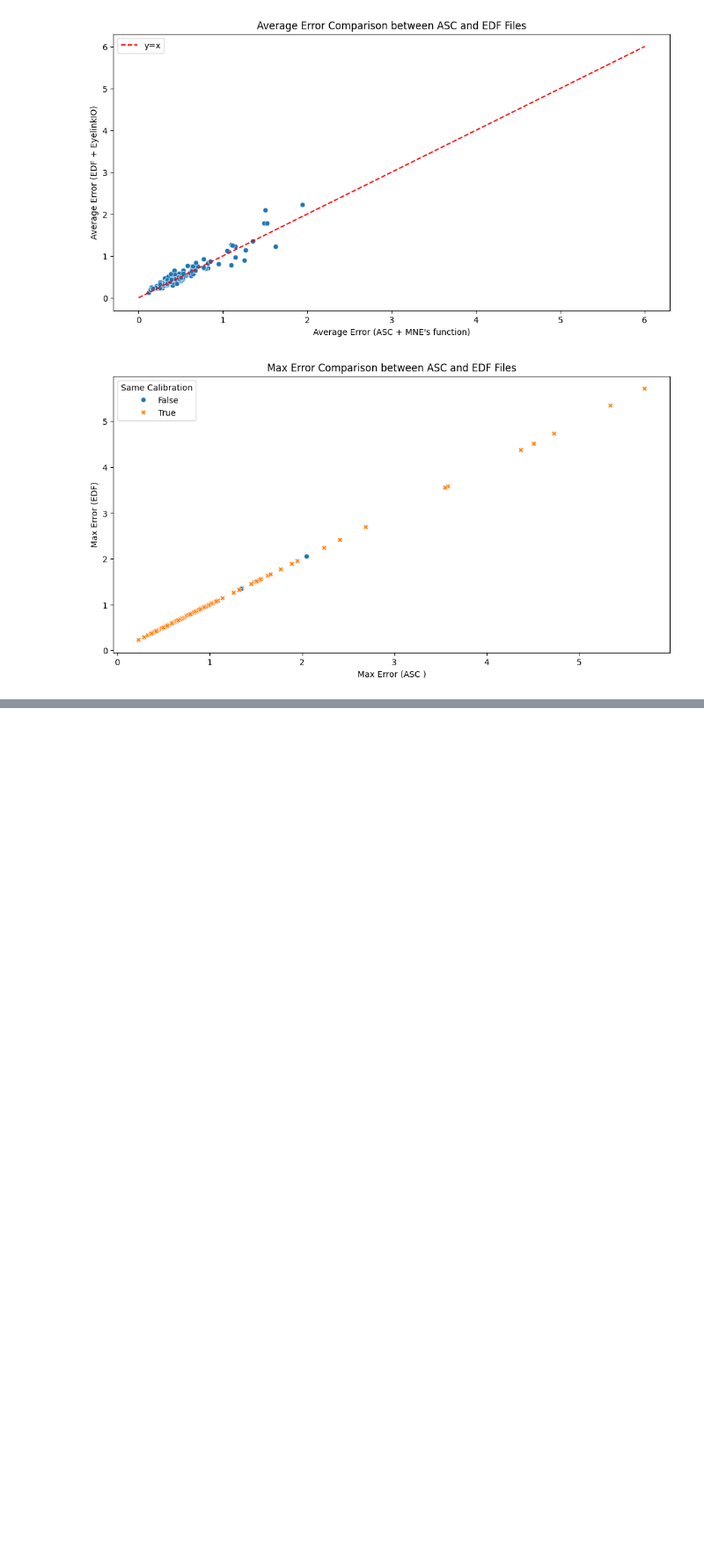
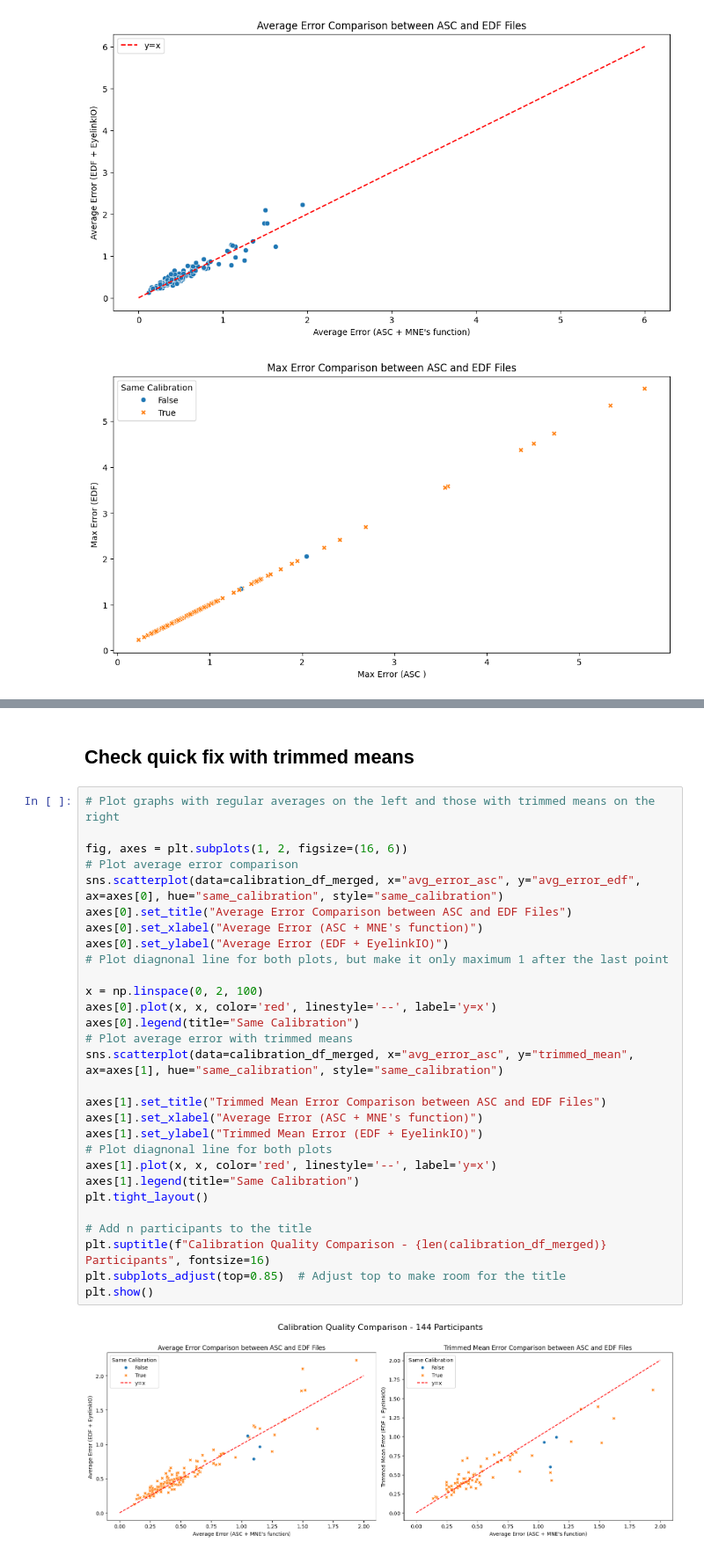
Before and after one commit to gabrielblancogomez/q1k_neurosubs, a Jupyter notebook: code/et/2_gap_et_preprocessing.ipynb, the cells around one changed output, grey strips where cells are left out. Shown at 88% size. Saved outputs shown, nothing was run; the diff lists cells and outputs as text; blank space fills up the shorter version.

```diff
--- a/code/et/2_gap_et_preprocessing.ipynb
+++ b/code/et/2_gap_et_preprocessing.ipynb
@@ -999,3 +1029,36 @@ else:
+# %% [markdown]
+## Check quick fix with trimmed means
+# %%
+# Plot graphs with regular averages on the left and those with trimmed means on the right
+
+fig, axes = plt.subplots(1, 2, figsize=(16, 6))
+# Plot average error comparison
+sns.scatterplot(data=calibration_df_merged, x="avg_error_asc", y="avg_error_edf", ax=axes[0], hue="same_calibration", style="same_calibration")
+axes[0].set_title("Average Error Comparison between ASC and EDF Files")
+axes[0].set_xlabel("Average Error (ASC + MNE's function)")
+axes[0].set_ylabel("Average Error (EDF + EyelinkIO)")
+# Plot diagnonal line for both plots, but make it only maximum 1 after the last point
+
+x = np.linspace(0, 2, 100)
+axes[0].plot(x, x, color='red', linestyle='--', label='y=x')
+axes[0].legend(title="Same Calibration")
+# Plot average error with trimmed means
+sns.scatterplot(data=calibration_df_merged, x="avg_error_asc", y="trimmed_mean", ax=axes[1], hue="same_calibration", style="same_calibration")
+
+axes[1].set_title("Trimmed Mean Error Comparison between ASC and EDF Files")
+axes[1].set_xlabel("Average Error (ASC + MNE's function)")
+axes[1].set_ylabel("Trimmed Mean Error (EDF + EyelinkIO)")
+# Plot diagnonal line for both plots
+axes[1].plot(x, x, color='red', linestyle='--', label='y=x')
+axes[1].legend(title="Same Calibration")
+plt.tight_layout()
+
+# Add n participants to the title
+plt.suptitle(f"Calibration Quality Comparison - {len(calibration_df_merged)} Participants", fontsize=16)
+plt.subplots_adjust(top=0.85)  # Adjust top to make room for the title
+plt.show()
+# %% [output]
+[figure, added]
 # %%
 if run_test:
     # Check a data from two subjects
```
Also changed, not shown: parts of 6 cells of this notebook.
